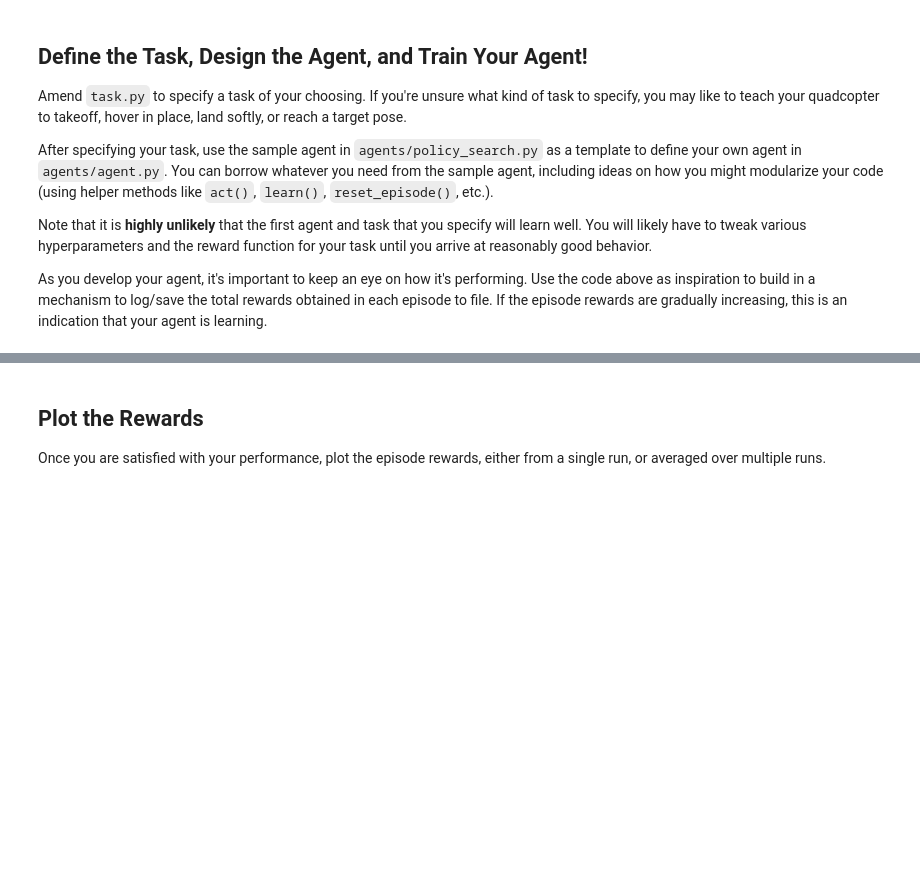
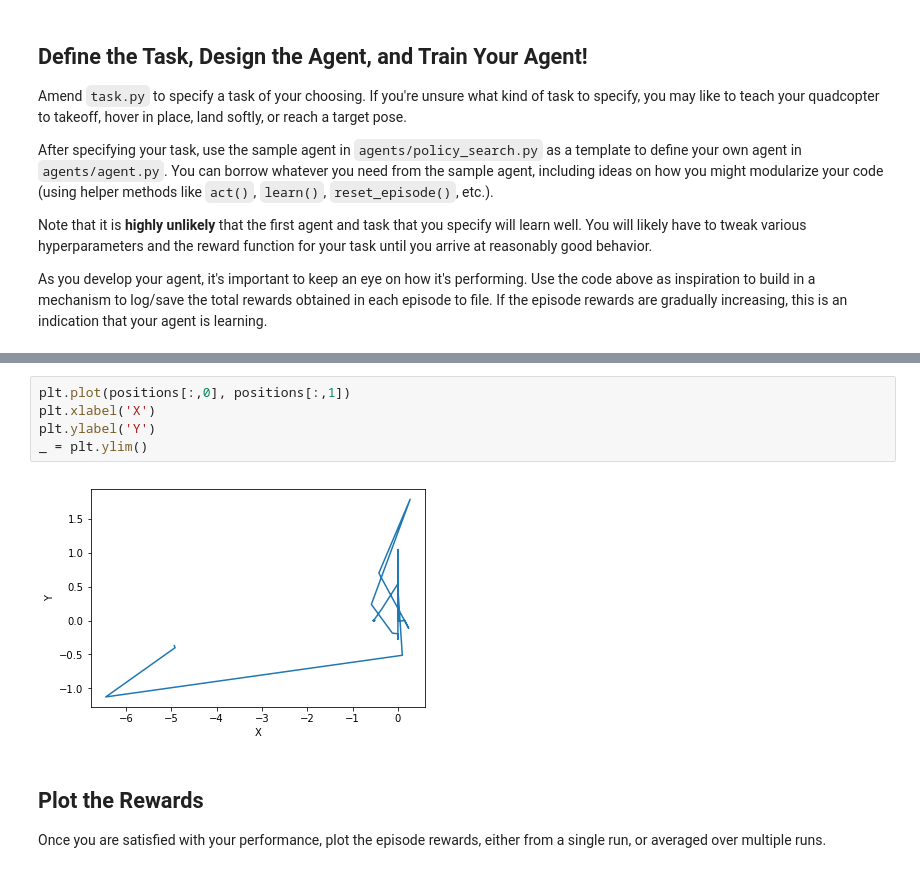
Before and after one commit to geesimon/RL-Quadcopter-2, a Jupyter notebook: Quadcopter_Project.ipynb, the cells around one changed output, grey strips where cells are left out. Saved outputs shown, nothing was run; the diff lists cells and outputs as text; blank space fills up the shorter version.

```diff
--- a/Quadcopter_Project.ipynb
+++ b/Quadcopter_Project.ipynb
@@ -242,3 +287,10 @@ Episode = 2000, score = -444.284 distance = 177.275
+# %%
+plt.plot(positions[:,0], positions[:,1])
+plt.xlabel('X')
+plt.ylabel('Y')
+_ = plt.ylim()
+# %% [output]
+[figure, added]
 # %% [markdown]
 ## Plot the Rewards
 
```
Also changed, not shown: parts of 3 cells of this notebook, 3 other files.
